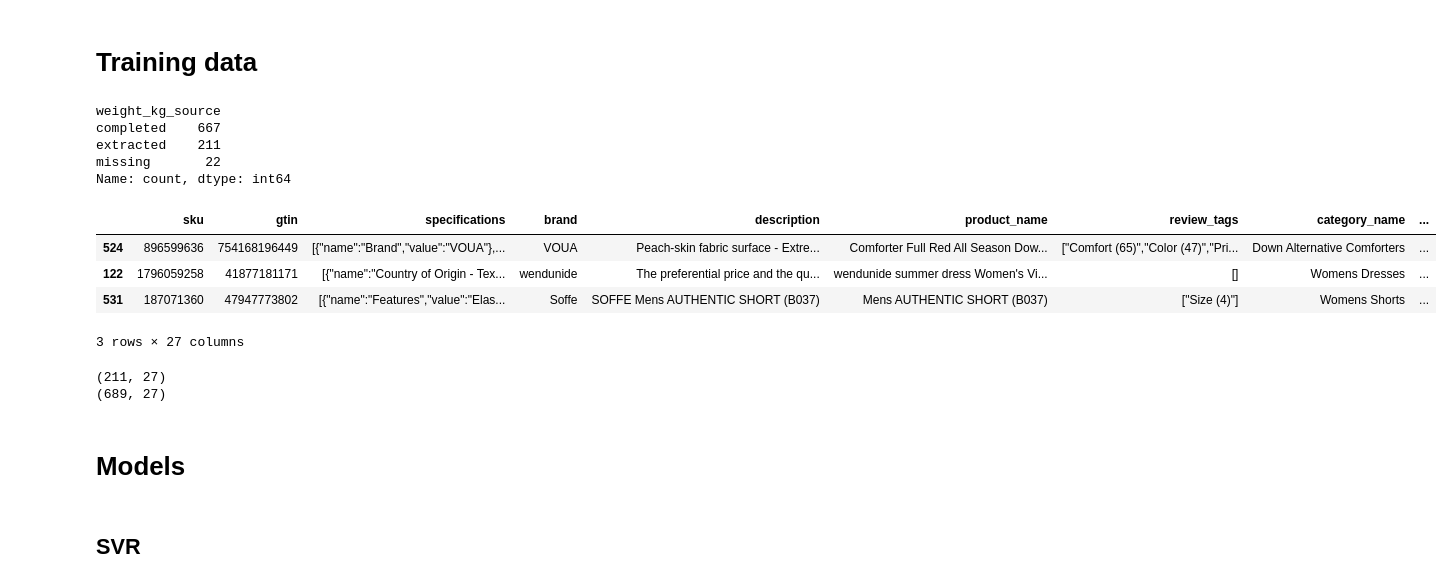
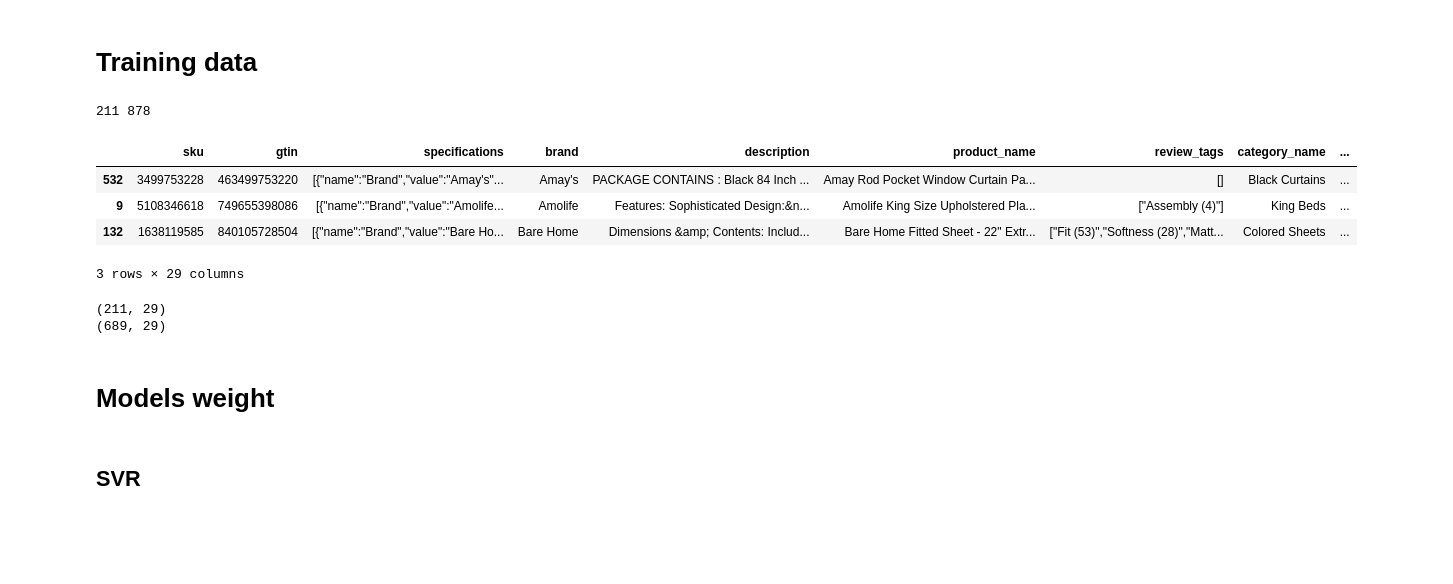
Before and after one commit to madboffin/DS-peso-y-volumetria-de-mercancias, a Jupyter notebook: notebooks/03_model_training.ipynb, the cells around one changed output. Drawn from its saved outputs; the diff is of its cells as text; code cells hidden in the pictures; blank space fills up the shorter version.

Commit message:
update model training

```diff
--- a/notebooks/03_model_training.ipynb
+++ b/notebooks/03_model_training.ipynb
@@ -69,27 +74,23 @@ Name: product_name_vector, dtype: object
 # %% [markdown]
 # Training data
 # %%
-print(df["weight_kg_source"].value_counts())
-has_weight = (df["weight_kg"].notna()) & (df["weight_kg_source"] == "extracted")
+print(df["weight_kg"].notna().sum(), df["weight_kg_mean"].notna().sum())
+has_weight = df["weight_kg"].notna()
 df[has_weight].sample(3)
 # %% [output]
-weight_kg_source
-completed    667
-extracted    211
-missing       22
-Name: count, dtype: int64
+211 878
 |  | sku | gtin | specifications | brand | description | product_name | review_tags | category_name | ... |
-| 524 | 896599636 | 754168196449 | [{"name":"Brand","value":"VOUA"},... | VOUA | Peach-skin fabric surface - Extre... | Comforter Full Red All Season Dow... | ["Comfort (65)","Color (47)","Pri... | Down Alternative Comforters | ... |
-| 122 | 1796059258 | 41877181171 | [{"name":"Country of Origin - Tex... | wendunide | The preferential price and the qu... | wendunide summer dress Women's Vi... | [] | Womens Dresses | ... |
-| 531 | 187071360 | 47947773802 | [{"name":"Features","value":"Elas... | Soffe | SOFFE Mens AUTHENTIC SHORT (B037) | Mens AUTHENTIC SHORT (B037) | ["Size (4)"] | Womens Shorts | ... |
+| 532 | 3499753228 | 463499753220 | [{"name":"Brand","value":"Amay's"... | Amay's | PACKAGE CONTAINS : Black 84 Inch ... | Amay Rod Pocket Window Curtain Pa... | [] | Black Curtains | ... |
+| 9 | 5108346618 | 749655398086 | [{"name":"Brand","value":"Amolife... | Amolife | Features: Sophisticated Design:&n... | Amolife King Size Upholstered Pla... | ["Assembly (4)"] | King Beds | ... |
+| 132 | 1638119585 | 840105728504 | [{"name":"Brand","value":"Bare Ho... | Bare Home | Dimensions &amp; Contents: Includ... | Bare Home Fitted Sheet - 22" Extr... | ["Fit (53)","Softness (28)","Matt... | Colored Sheets | ... |
-3 rows × 27 columns
+3 rows × 29 columns
 # %%
 df_train = df[has_weight].copy()
 df_predict = df[~has_weight].copy()
 print(df_train.shape)
 print(df_predict.shape)
 # %% [output]
-(211, 27)
-(689, 27)
+(211, 29)
+(689, 29)
 # %% [markdown]
-# Models
+# Models weight
```
Also changed, not shown: parts of 25 cells of this notebook.
